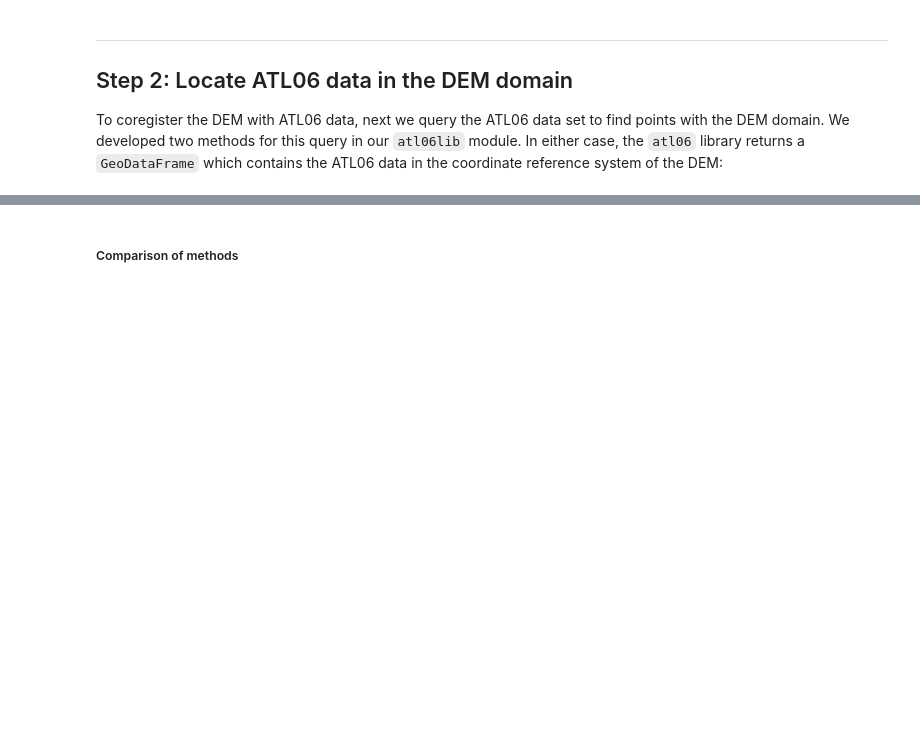
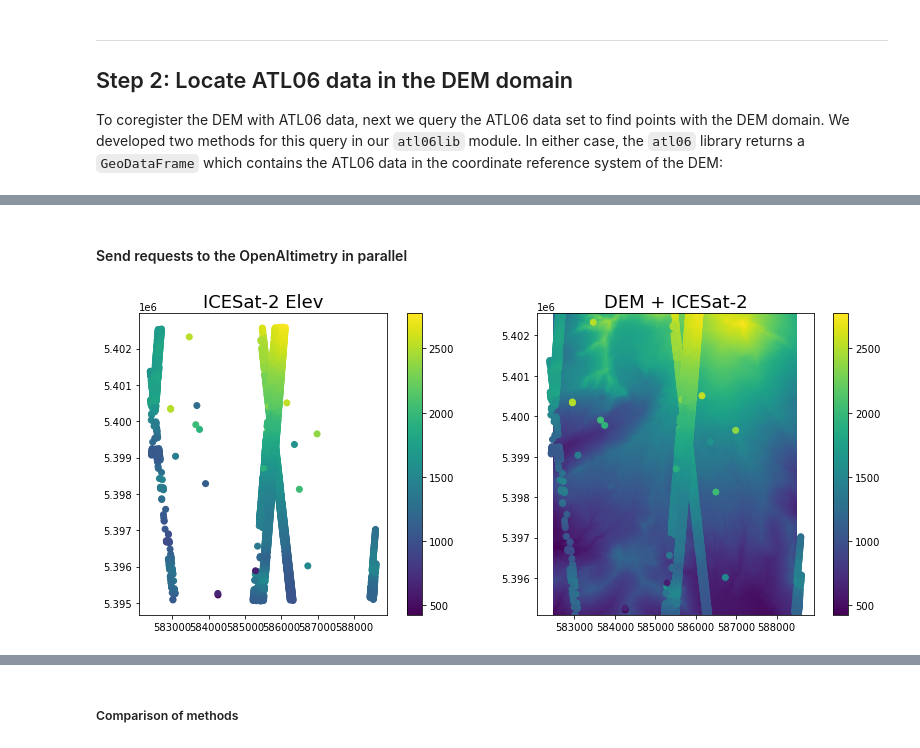
Before and after one commit to ICESAT-2HackWeek/Assimilation, a Jupyter notebook: notebooks/Assimilation_presentation.ipynb, the cells around one changed output, grey strips where cells are left out. Cells and saved outputs as stored; diff of their text form; code cells hidden in the pictures; blank space fills up the shorter version.

```diff
--- a/notebooks/Assimilation_presentation.ipynb
+++ b/notebooks/Assimilation_presentation.ipynb
@@ -68,0 +153,49 @@ To coregister the DEM with ATL06 data, next we query the ATL06 data set to find
+# %% [markdown]
+#### Send requests to the OpenAltimetry in parallel
+# %%
+%%time
+import numpy as np
+import pandas as pd
+import geopandas as gpd
+from shapely.geometry import Point
+import matplotlib.pyplot as plt
+from pyproj import CRS
+from itertools import compress
+import concurrent.futures
+import rasterio
+import rasterio.sample as rio_sample
+
+para_lists = file_meta(filelist)
+
+### Parallel processing ###
+pool = concurrent.futures.ThreadPoolExecutor(max_workers=30)
+parallel_data = {pool.submit(OA_request,paralist): paralist for paralist in para_lists}
+
+results=[]
+for future in concurrent.futures.as_completed(parallel_data):
+    r = future.result()
+    results.append(r)
+
+ATL06_DATA = pd.concat(results)
+
+# convert into geodataframe
+geometry = [Point(xy) for xy in zip(ATL06_DATA['lon'], ATL06_DATA['lat'])]
+gdf_OA = gpd.GeoDataFrame(ATL06_DATA, geometry=geometry, crs=CRS('EPSG:4326'))
+gdf_OA = gdf_OA.to_crs({'init':'epsg:'+DEM_epsg})
+gdf_OA['x'], gdf_OA['y'] = gdf_OA['geometry'].x.tolist(), gdf_OA['geometry'].y.tolist()
+
+# plot elevation
+fig=plt.figure(figsize=(12, 5))
+ax1=fig.add_subplot(121)
+ax2=fig.add_subplot(122)
+
+ax1.set_title('ICESat-2 Elev', fontsize=18)
+ax2.set_title('DEM + ICESat-2', fontsize=18)
+
+plt.tight_layout()
+C2 = ax2.imshow(DEM.dem, extent=spatial_extent)
+gdf_OA.plot(column='h', ax=ax1, legend=True, cmap='viridis')
+gdf_OA.plot(column='h', ax=ax2, legend=True, cmap='viridis')
+plt.show()
+# %% [output]
+[figure, added]
```
Also changed, not shown: parts of 25 cells of this notebook.
